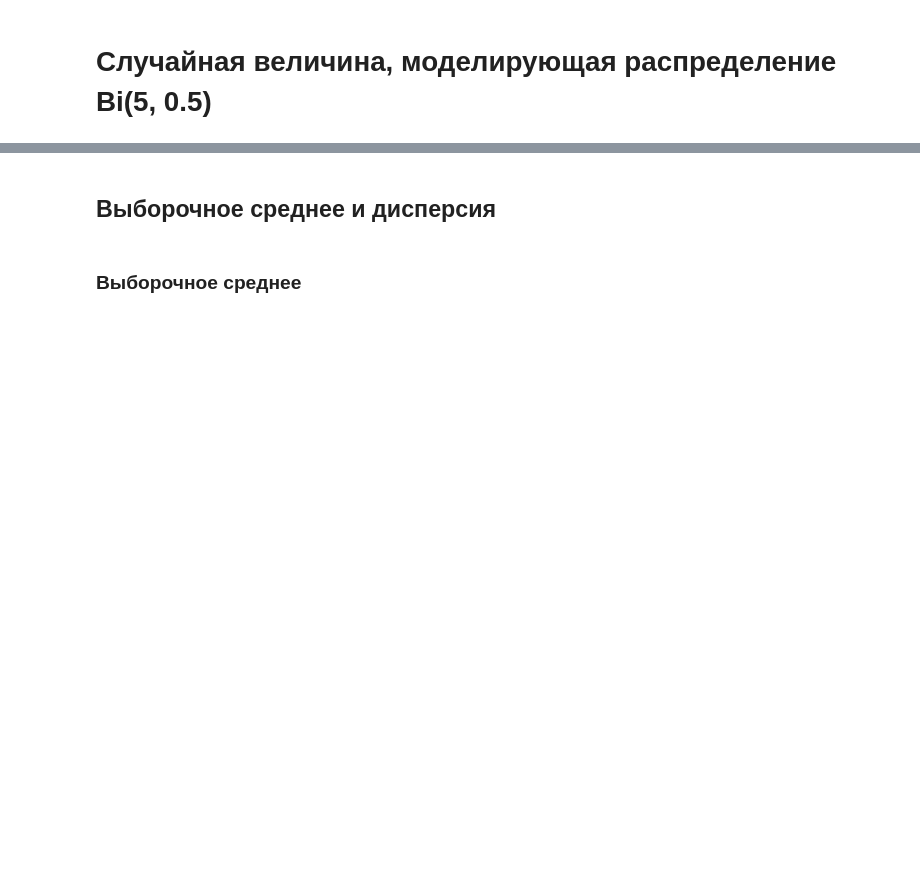
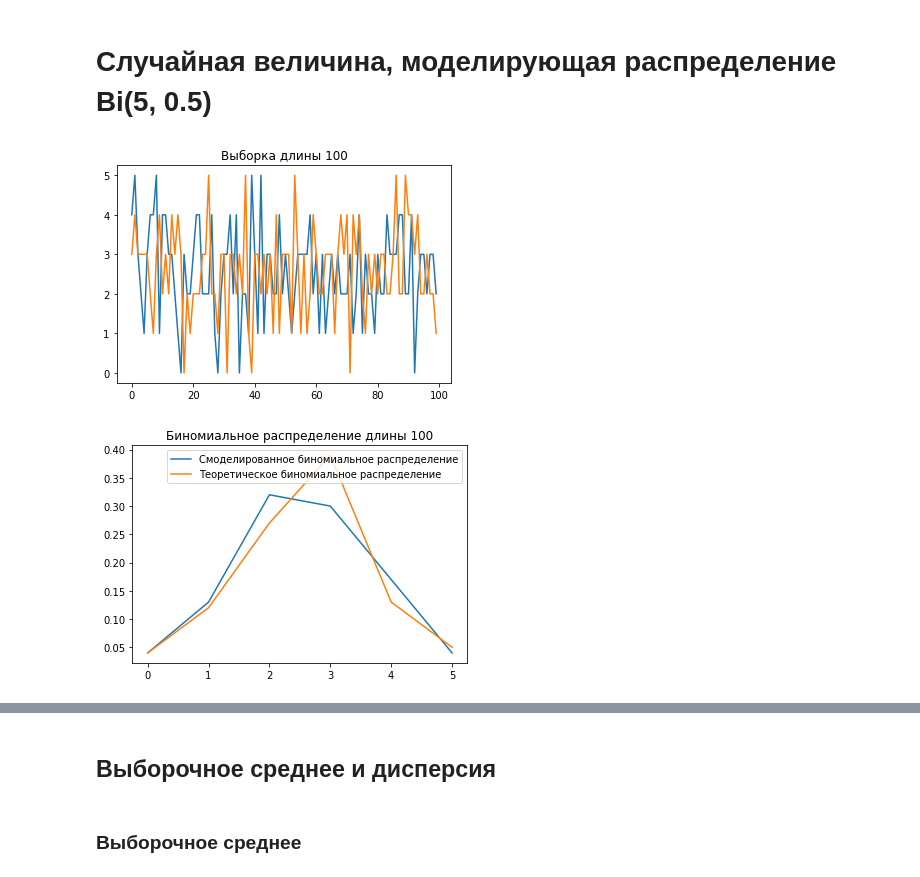
Before and after one commit to rw404/MS, a Jupyter notebook: Distributions.ipynb, the cells around one changed output, grey strips where cells are left out. Saved outputs shown, nothing was run; the diff lists cells and outputs as text; code cells hidden in the pictures; blank space fills up the shorter version.

```diff
--- a/Distributions.ipynb
+++ b/Distributions.ipynb
@@ -17,3 +17,40 @@ def Y():
             tmp[i] = 0;
 
     return tmp.sum()
+# %%
+def Task1(len = 100):
+    a = np.zeros((len))
+    for i in range(len):
+        a[i] = Y()
+
+    b = np.random.binomial(5, 0.5, (len))
+    plt.plot(a)
+    plt.plot(b)
+    plt.title("Выборка длины "+str(len))
+    plt.savefig("./Task_1__all_"+str(len)+'.png')
+    plt.show()
+
+    own = np.zeros((6))
+    for i in range(len):
+        own[int(a[i])] += 1
+
+    own /= len
+
+    binom = np.zeros((6))
+    for i in range(len):
+        binom[int(b[i])] += 1
+
+    binom /= len
+
+    plt.plot(own)
+    plt.plot(binom)
+    plt.legend(["Смоделированное биномиальное распределение",
+            "Теоретическое биномиальное распределение"])
+    plt.title("Биномиальное распределение длины "+str(len))
+    plt.savefig("./Task_1_Binom"+str(len)+".png")
+    plt.show()
+# %%
+Task1()
+# %% [output]
+[figure, added]
+[figure, added]
```
Also changed, not shown: parts of 4 cells of this notebook.
